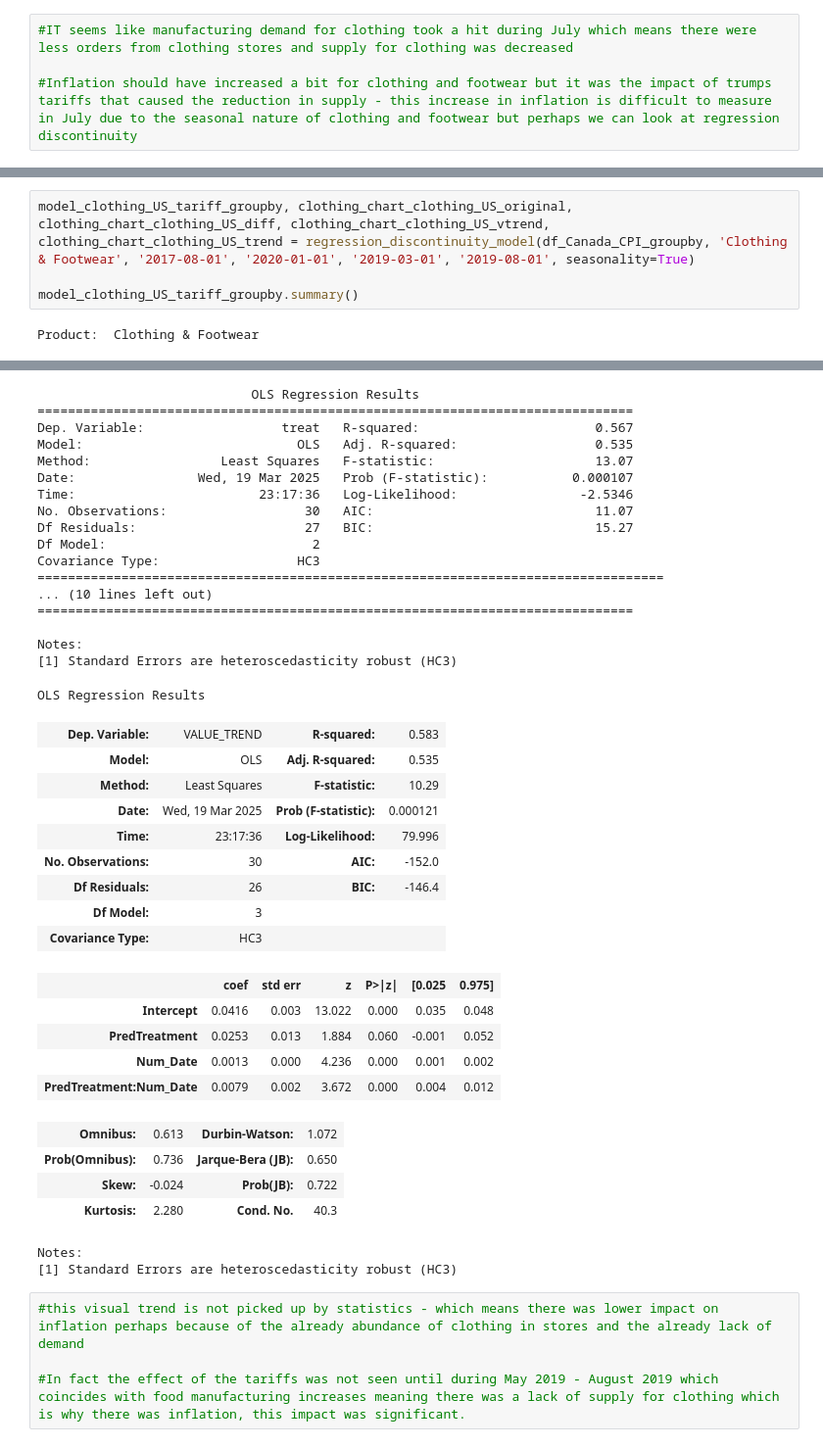
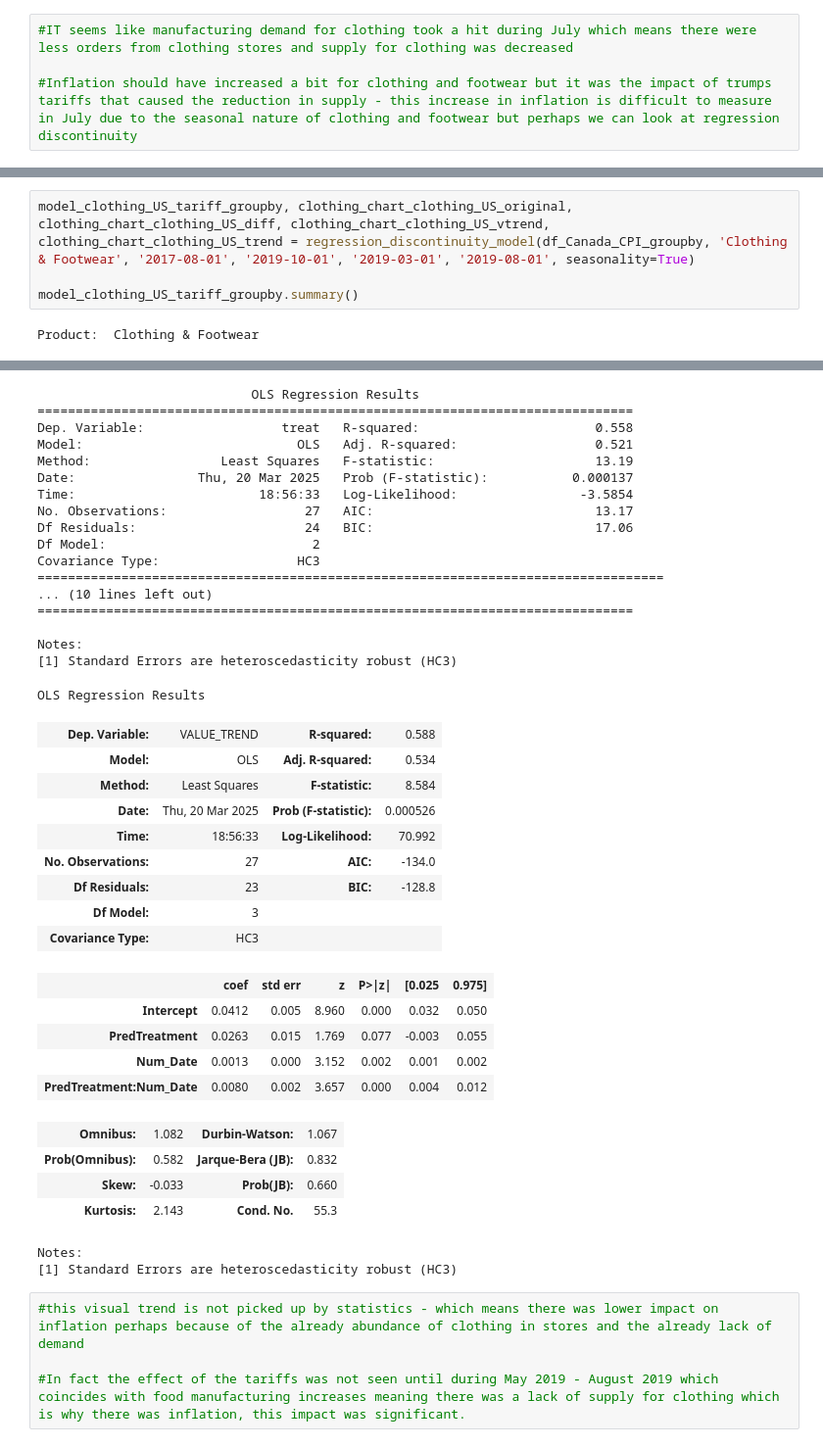
Before and after one commit to MADS-Lions/GoodsComparison2018Tariffs, a Jupyter notebook: notebooks/Official_Differences_and_RC.ipynb, the cells around one changed output, grey strips where cells are left out. Shown at 98% size. Cells and saved outputs as stored; diff of their text form.

```diff
--- a/notebooks/Official_Differences_and_RC.ipynb
+++ b/notebooks/Official_Differences_and_RC.ipynb
@@ -997,51 +1063,51 @@ OLS Regression Results
 Notes:
 [1] Standard Errors are heteroscedasticity robust (HC3)
 # %%
-model_clothing_US_tariff_groupby, clothing_chart_clothing_US_original, clothing_chart_clothing_US_diff, clothing_chart_clothing_US_vtrend, clothing_chart_clothing_US_trend = regression_discontinuity_model(df_Canada_CPI_groupby, 'Clothing & Footwear', '2017-08-01', '2020-01-01', '2019-03-01', '2019-08-01', seasonality=True)
+model_clothing_US_tariff_groupby, clothing_chart_clothing_US_original, clothing_chart_clothing_US_diff, clothing_chart_clothing_US_vtrend, clothing_chart_clothing_US_trend = regression_discontinuity_model(df_Canada_CPI_groupby, 'Clothing & Footwear', '2017-08-01', '2019-10-01', '2019-03-01', '2019-08-01', seasonality=True)
 
 model_clothing_US_tariff_groupby.summary()
 # %% [output]
 Product:  Clothing & Footwear
 [interactive output not drawn]
 [interactive output not drawn]
 [interactive output not drawn]
 [interactive output not drawn]
                             OLS Regression Results
 ==============================================================================
-Dep. Variable:                  treat   R-squared:                       0.567
-Model:                            OLS   Adj. R-squared:                  0.535
-Method:                 Least Squares   F-statistic:                     13.07
-Date:                Wed, 19 Mar 2025   Prob (F-statistic):           0.000107
-Time:                        23:17:36   Log-Likelihood:                -2.5346
-No. Observations:                  30   AIC:                             11.07
-Df Residuals:                      27   BIC:                             15.27
+Dep. Variable:                  treat   R-squared:                       0.558
+Model:                            OLS   Adj. R-squared:                  0.521
+Method:                 Least Squares   F-statistic:                     13.19
+Date:                Thu, 20 Mar 2025   Prob (F-statistic):           0.000137
+Time:                        18:56:33   Log-Likelihood:                -3.5854
+No. Observations:                  27   AIC:                             13.17
+Df Residuals:                      24   BIC:                             17.06
 Df Model:                           2
 Covariance Type:                  HC3
 ==================================================================================
 ... (10 lines left out)
 ==============================================================================
 
 Notes:
 [1] Standard Errors are heteroscedasticity robust (HC3)
 OLS Regression Results
-| Dep. Variable: | VALUE_TREND | R-squared: | 0.583 |
-| Model: | OLS | Adj. R-squared: | 0.535 |
-| Method: | Least Squares | F-statistic: | 10.29 |
-| Date: | Wed, 19 Mar 2025 | Prob (F-statistic): | 0.000121 |
-| Time: | 23:17:36 | Log-Likelihood: | 79.996 |
-| No. Observations: | 30 | AIC: | -152.0 |
-| Df Residuals: | 26 | BIC: | -146.4 |
+| Dep. Variable: | VALUE_TREND | R-squared: | 0.588 |
+| Model: | OLS | Adj. R-squared: | 0.534 |
+| Method: | Least Squares | F-statistic: | 8.584 |
+| Date: | Thu, 20 Mar 2025 | Prob (F-statistic): | 0.000526 |
+| Time: | 18:56:33 | Log-Likelihood: | 70.992 |
+| No. Observations: | 27 | AIC: | -134.0 |
+| Df Residuals: | 23 | BIC: | -128.8 |
 | Df Model: | 3 |  |  |
 | Covariance Type: | HC3 |  |  |
 |  | coef | std err | z | P>|z| | [0.025 | 0.975] |
-| Intercept | 0.0416 | 0.003 | 13.022 | 0.000 | 0.035 | 0.048 |
-| PredTreatment | 0.0253 | 0.013 | 1.884 | 0.060 | -0.001 | 0.052 |
-| Num_Date | 0.0013 | 0.000 | 4.236 | 0.000 | 0.001 | 0.002 |
-| PredTreatment:Num_Date | 0.0079 | 0.002 | 3.672 | 0.000 | 0.004 | 0.012 |
+| Intercept | 0.0412 | 0.005 | 8.960 | 0.000 | 0.032 | 0.050 |
+| PredTreatment | 0.0263 | 0.015 | 1.769 | 0.077 | -0.003 | 0.055 |
+| Num_Date | 0.0013 | 0.000 | 3.152 | 0.002 | 0.001 | 0.002 |
+| PredTreatment:Num_Date | 0.0080 | 0.002 | 3.657 | 0.000 | 0.004 | 0.012 |
-| Omnibus: | 0.613 | Durbin-Watson: | 1.072 |
-| Prob(Omnibus): | 0.736 | Jarque-Bera (JB): | 0.650 |
-| Skew: | -0.024 | Prob(JB): | 0.722 |
-| Kurtosis: | 2.280 | Cond. No. | 40.3 |
+| Omnibus: | 1.082 | Durbin-Watson: | 1.067 |
+| Prob(Omnibus): | 0.582 | Jarque-Bera (JB): | 0.832 |
+| Skew: | -0.033 | Prob(JB): | 0.660 |
+| Kurtosis: | 2.143 | Cond. No. | 55.3 |
 Notes:
 [1] Standard Errors are heteroscedasticity robust (HC3)
 # %%
```
Also changed, not shown: parts of 42 cells of this notebook.
